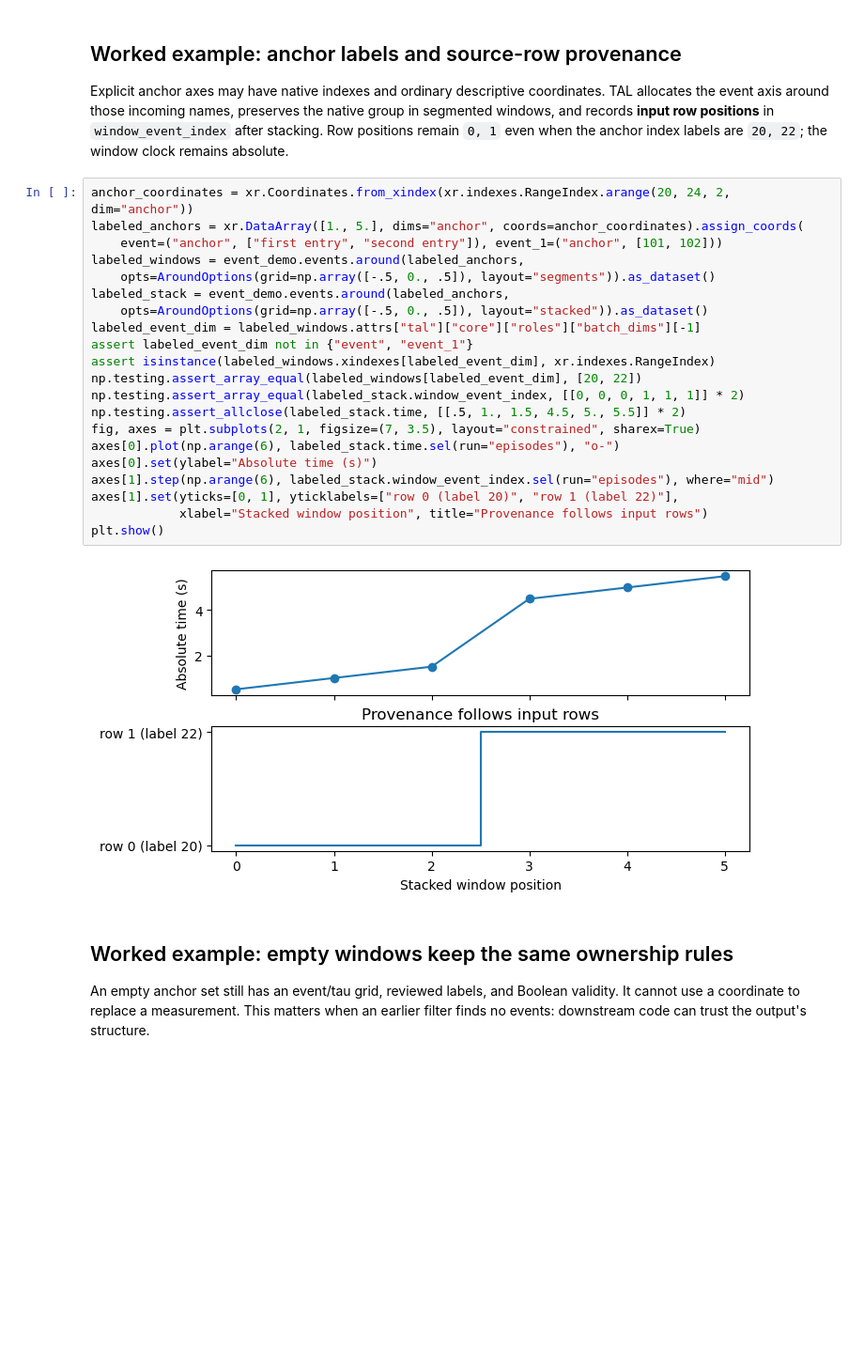
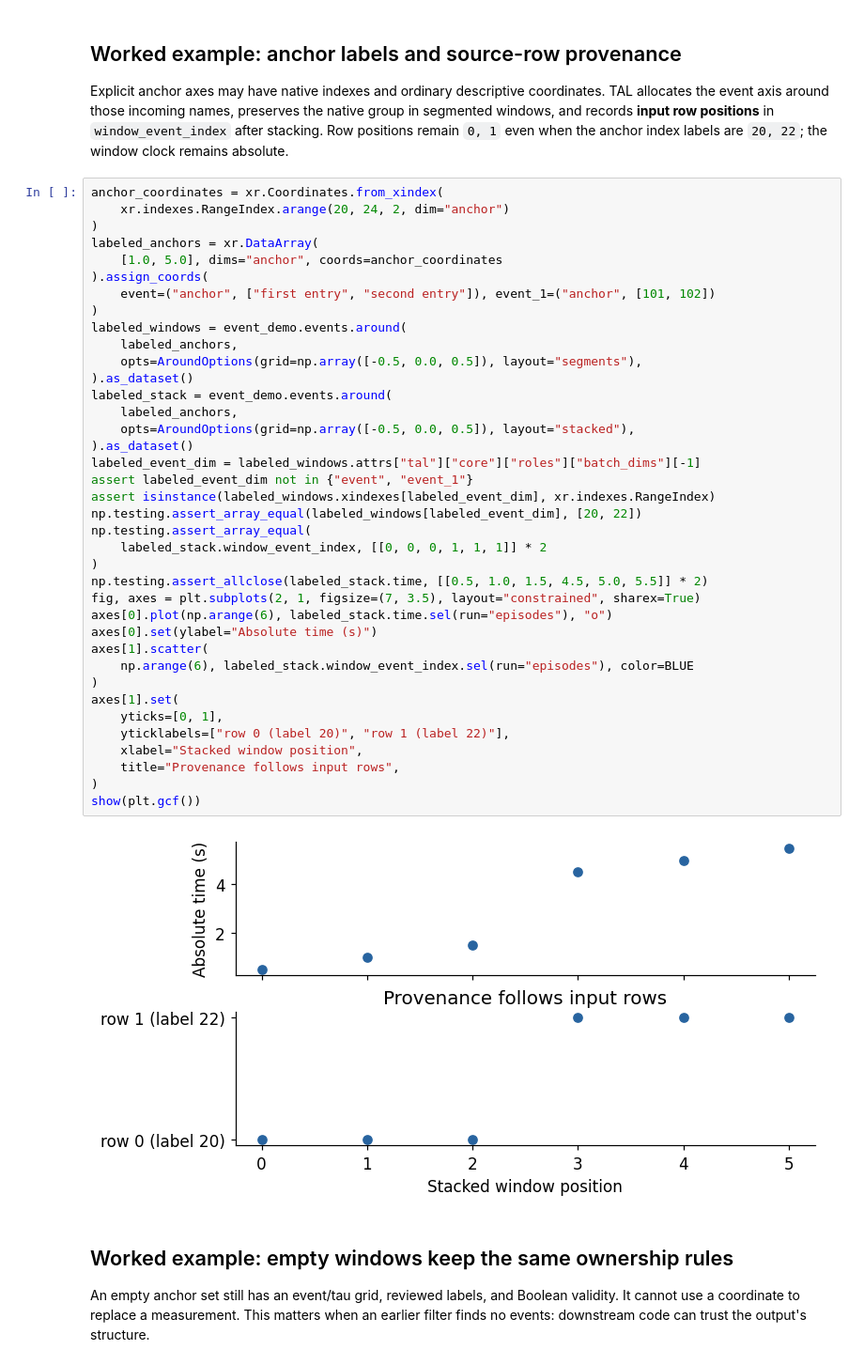
Before and after one commit to klassak007/trajectory-analysis-library, a Jupyter notebook: examples/tutorial/05_conditions_events_and_windows.ipynb, the cells around one changed output. Shown at 94% size. Cells and saved outputs as stored; diff of their text form; blank space fills up the shorter version.

```diff
--- a/examples/tutorial/05_conditions_events_and_windows.ipynb
+++ b/examples/tutorial/05_conditions_events_and_windows.ipynb
@@ -443,28 +668,45 @@ Data variables:
 
 Explicit anchor axes may have native indexes and ordinary descriptive coordinates. TAL allocates the event axis around those incoming names, preserves the native group in segmented windows, and records **input row positions** in `window_event_index` after stacking. Row positions remain `0, 1` even when the anchor index labels are `20, 22`; the window clock remains absolute.
 # %%
-anchor_coordinates = xr.Coordinates.from_xindex(xr.indexes.RangeIndex.arange(20, 24, 2, dim="anchor"))
-labeled_anchors = xr.DataArray([1., 5.], dims="anchor", coords=anchor_coordinates).assign_coords(
-    event=("anchor", ["first entry", "second entry"]), event_1=("anchor", [101, 102]))
-labeled_windows = event_demo.events.around(labeled_anchors,
-    opts=AroundOptions(grid=np.array([-.5, 0., .5]), layout="segments")).as_dataset()
-labeled_stack = event_demo.events.around(labeled_anchors,
-    opts=AroundOptions(grid=np.array([-.5, 0., .5]), layout="stacked")).as_dataset()
+anchor_coordinates = xr.Coordinates.from_xindex(
+    xr.indexes.RangeIndex.arange(20, 24, 2, dim="anchor")
+)
+labeled_anchors = xr.DataArray(
+    [1.0, 5.0], dims="anchor", coords=anchor_coordinates
+).assign_coords(
+    event=("anchor", ["first entry", "second entry"]), event_1=("anchor", [101, 102])
+)
+labeled_windows = event_demo.events.around(
+    labeled_anchors,
+    opts=AroundOptions(grid=np.array([-0.5, 0.0, 0.5]), layout="segments"),
+).as_dataset()
+labeled_stack = event_demo.events.around(
+    labeled_anchors,
+    opts=AroundOptions(grid=np.array([-0.5, 0.0, 0.5]), layout="stacked"),
+).as_dataset()
 labeled_event_dim = labeled_windows.attrs["tal"]["core"]["roles"]["batch_dims"][-1]
 assert labeled_event_dim not in {"event", "event_1"}
 assert isinstance(labeled_windows.xindexes[labeled_event_dim], xr.indexes.RangeIndex)
 np.testing.assert_array_equal(labeled_windows[labeled_event_dim], [20, 22])
-np.testing.assert_array_equal(labeled_stack.window_event_index, [[0, 0, 0, 1, 1, 1]] * 2)
-np.testing.assert_allclose(labeled_stack.time, [[.5, 1., 1.5, 4.5, 5., 5.5]] * 2)
+np.testing.assert_array_equal(
+    labeled_stack.window_event_index, [[0, 0, 0, 1, 1, 1]] * 2
+)
+np.testing.assert_allclose(labeled_stack.time, [[0.5, 1.0, 1.5, 4.5, 5.0, 5.5]] * 2)
 fig, axes = plt.subplots(2, 1, figsize=(7, 3.5), layout="constrained", sharex=True)
-axes[0].plot(np.arange(6), labeled_stack.time.sel(run="episodes"), "o-")
+axes[0].plot(np.arange(6), labeled_stack.time.sel(run="episodes"), "o")
 axes[0].set(ylabel="Absolute time (s)")
-axes[1].step(np.arange(6), labeled_stack.window_event_index.sel(run="episodes"), where="mid")
-axes[1].set(yticks=[0, 1], yticklabels=["row 0 (label 20)", "row 1 (label 22)"],
-            xlabel="Stacked window position", title="Provenance follows input rows")
-plt.show()
+axes[1].scatter(
+    np.arange(6), labeled_stack.window_event_index.sel(run="episodes"), color=BLUE
+)
+axes[1].set(
+    yticks=[0, 1],
+    yticklabels=["row 0 (label 20)", "row 1 (label 22)"],
+    xlabel="Stacked window position",
+    title="Provenance follows input rows",
+)
+show(plt.gcf())
 # %% [output]
-[figure, old version]
+[figure, new version]
 # %% [markdown]
 ## Worked example: empty windows keep the same ownership rules
 
```
Also changed, not shown: parts of 28 cells of this notebook, 17 other files.
